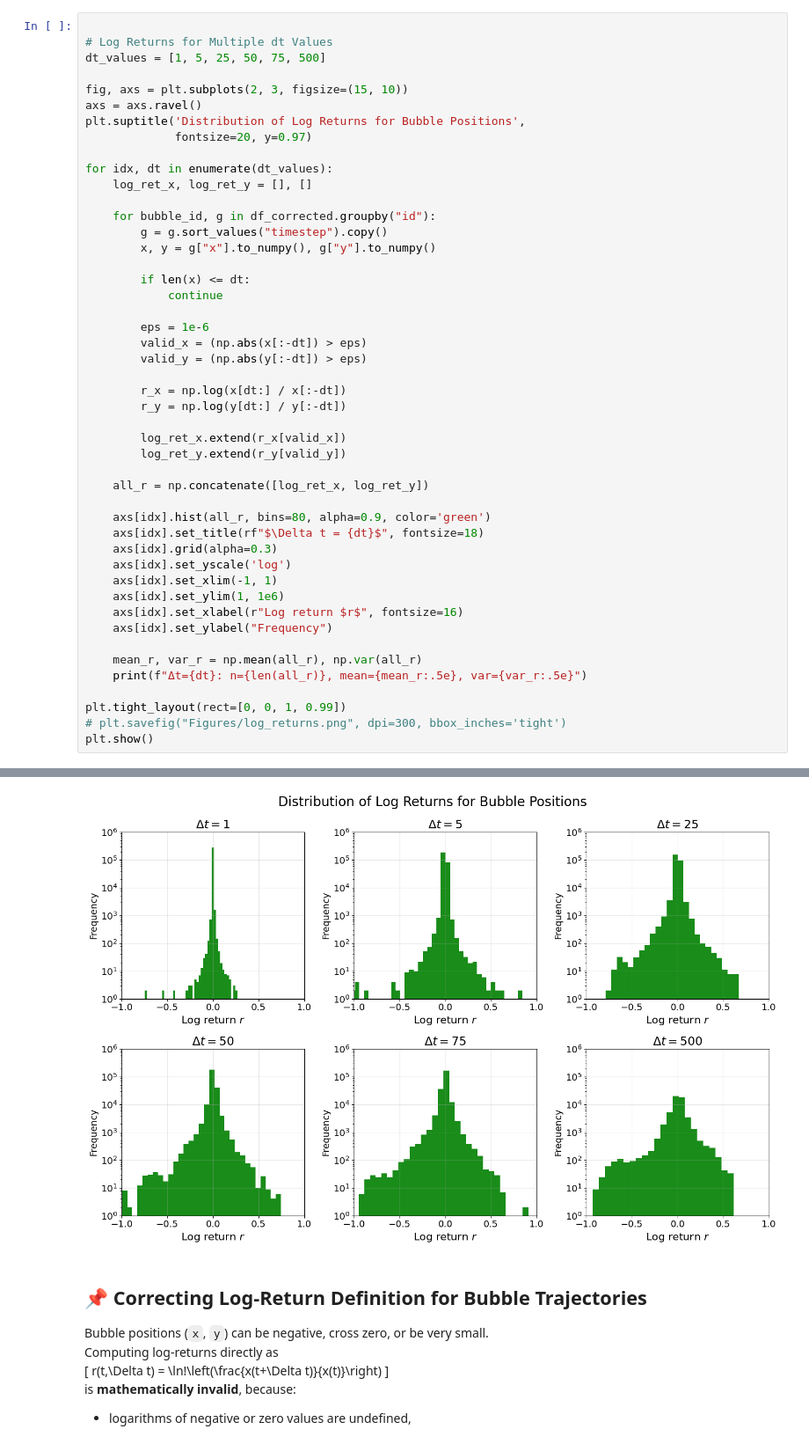
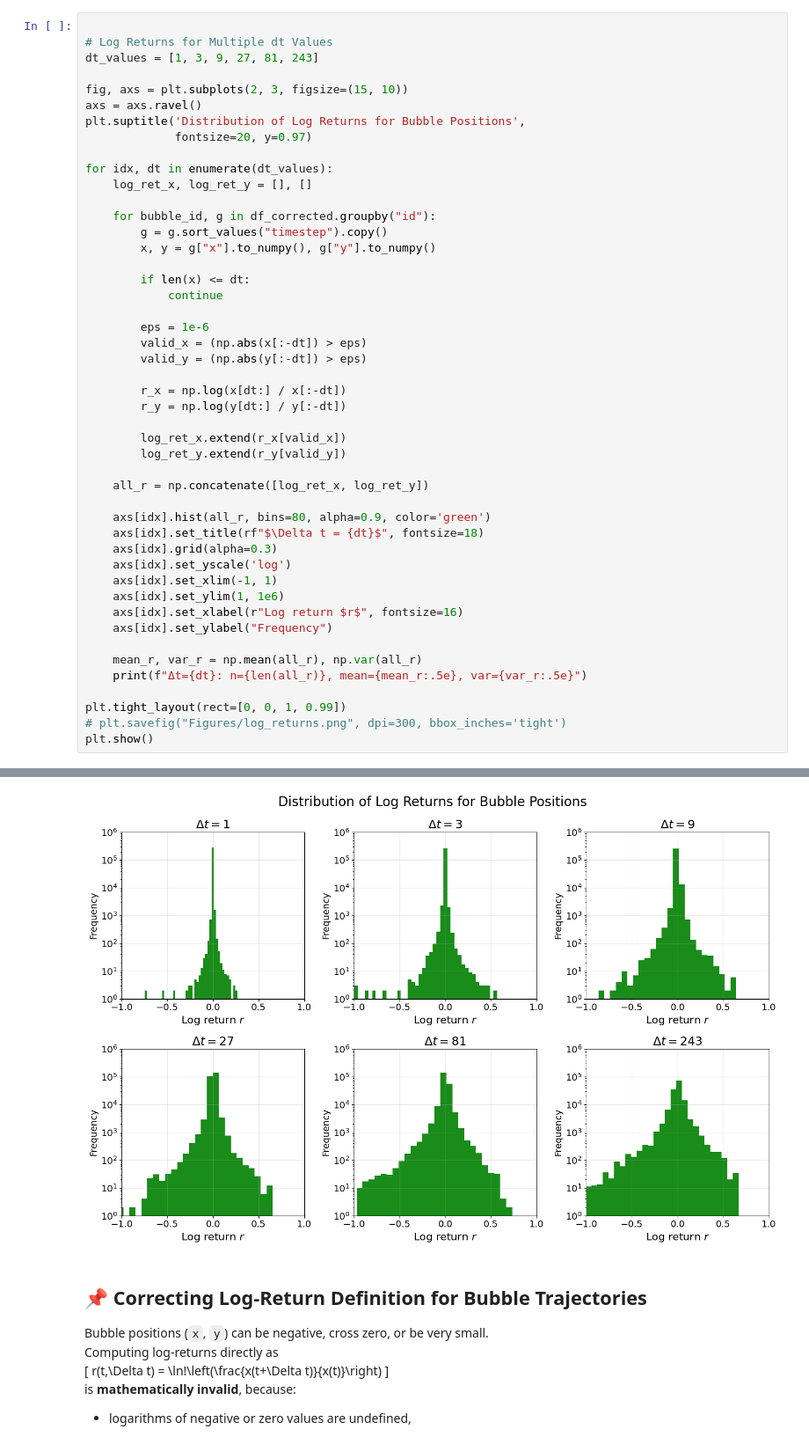
Before and after one commit to conorkirby/capstone, a Jupyter notebook: ProjectNotebooks/04_LogReturns.ipynb, the cells around one changed output, grey strips where cells are left out. Shown at 88% size. Drawn from its saved outputs; the diff is of its cells as text.

```diff
--- a/ProjectNotebooks/04_LogReturns.ipynb
+++ b/ProjectNotebooks/04_LogReturns.ipynb
@@ -33,7 +33,7 @@ BOX_SIZE2: 20.203051
 # %%
 
 # Log Returns for Multiple dt Values
-dt_values = [1, 5, 25, 50, 75, 500]
+dt_values = [1, 3, 9, 27, 81, 243]
 
 fig, axs = plt.subplots(2, 3, figsize=(15, 10))
 axs = axs.ravel()
@@ -87,4 +87,4 @@ plt.show()
-[figure, old version]
+[figure, new version]
 # %% [markdown]
 ## 📌 Correcting Log-Return Definition for Bubble Trajectories
 
```
Also changed, not shown: parts of 9 cells of this notebook, 18 other files.
